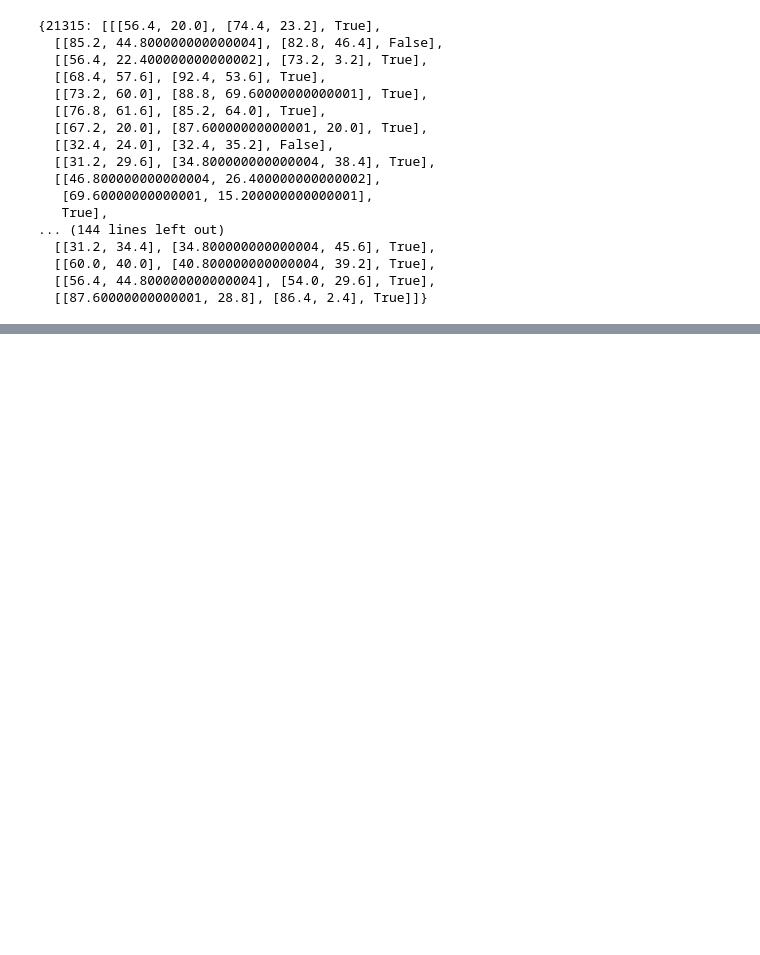
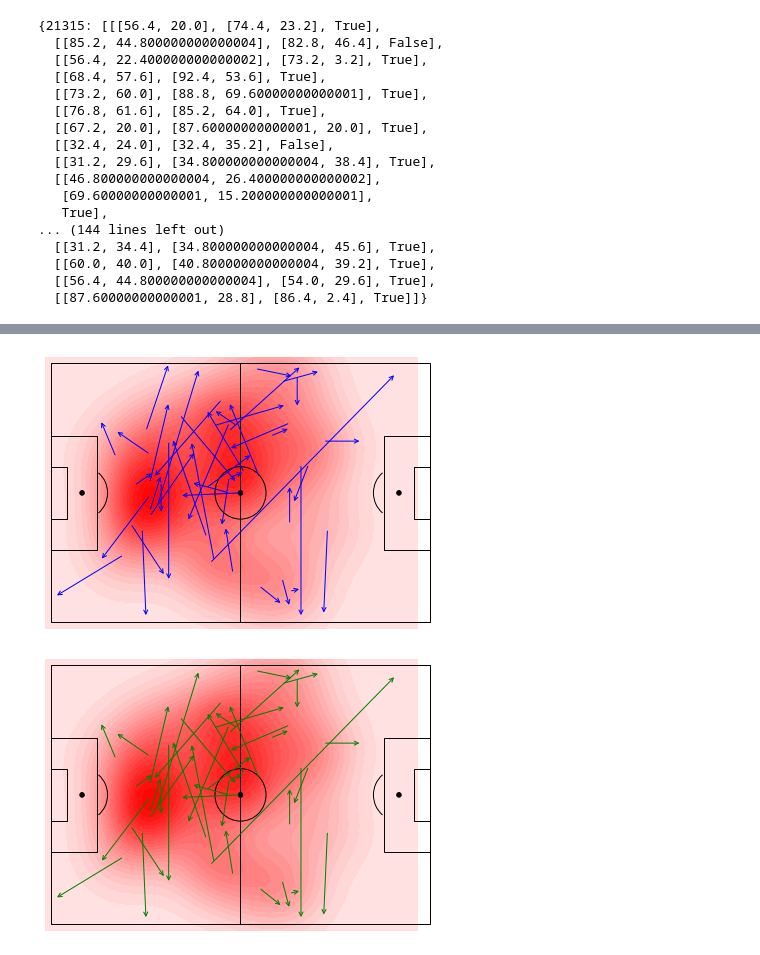
Before and after one commit to muscasmarco/ADM-HW2, a Jupyter notebook: CRQ2-notebook.ipynb, the cells around one changed output, grey strips where cells are left out. Drawn from its saved outputs; the diff is of its cells as text; code cells hidden in the pictures; blank space fills up the shorter version.

```diff
--- a/CRQ2-notebook.ipynb
+++ b/CRQ2-notebook.ipynb
@@ -263,0 +334,6 @@ get_passes_from_events(italy_events, juv_nap_match_id, jorginho_id, pjanic_id)
+# %%
+print_performance_with_arrows(pjanic_passes, 'red', print_only_accurate=False)
+print_performance_with_arrows(pjanic_passes, 'red', print_only_accurate=True)
+# %% [output]
+[figure, added]
+[figure, added]
```
Also changed, not shown: parts of 8 cells of this notebook.
